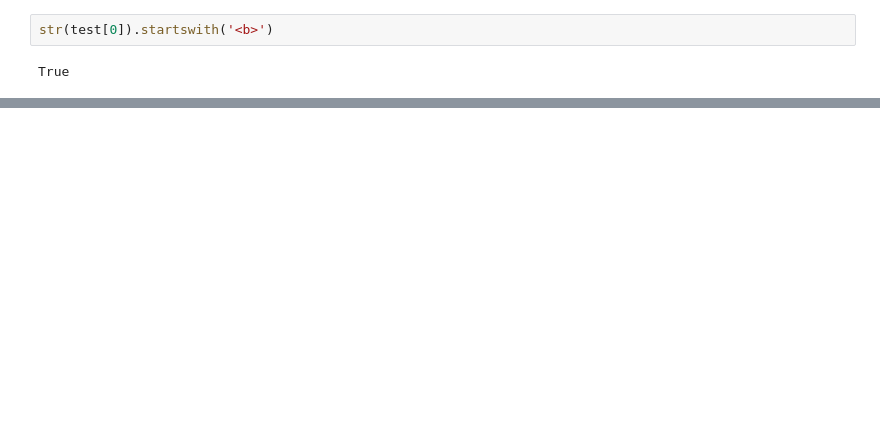
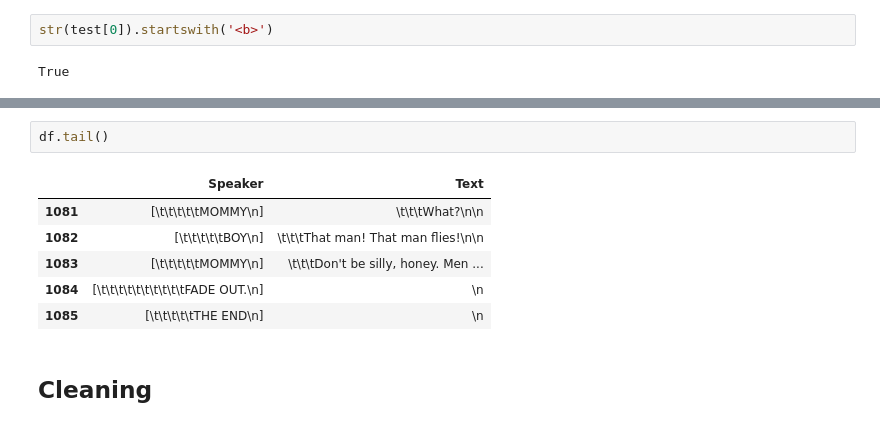
Before and after one commit to FabriceMesidor/ML_from_The-_Matrix, a Jupyter notebook: Data-Collection.ipynb, the cells around one changed output, grey strips where cells are left out. Saved outputs shown, nothing was run; the diff lists cells and outputs as text; blank space fills up the shorter version.

```diff
--- a/Data-Collection.ipynb
+++ b/Data-Collection.ipynb
@@ -116,0 +154,11 @@ for line in test:
+# %%
+df.tail()
+# %% [output]
+|  | Speaker | Text |
+| 1081 | [\t\t\t\t\tMOMMY\n] | \t\t\tWhat?\n\n |
+| 1082 | [\t\t\t\t\tBOY\n] | \t\t\tThat man! That man flies!\n\n |
+| 1083 | [\t\t\t\t\tMOMMY\n] | \t\t\tDon't be silly, honey. Men ... |
+| 1084 | [\t\t\t\t\t\t\t\t\t\tFADE OUT.\n] | \n |
+| 1085 | [\t\t\t\t\tTHE END\n] | \n |
+# %% [markdown]
+## Cleaning
```
Also changed, not shown: parts of 17 cells of this notebook.
